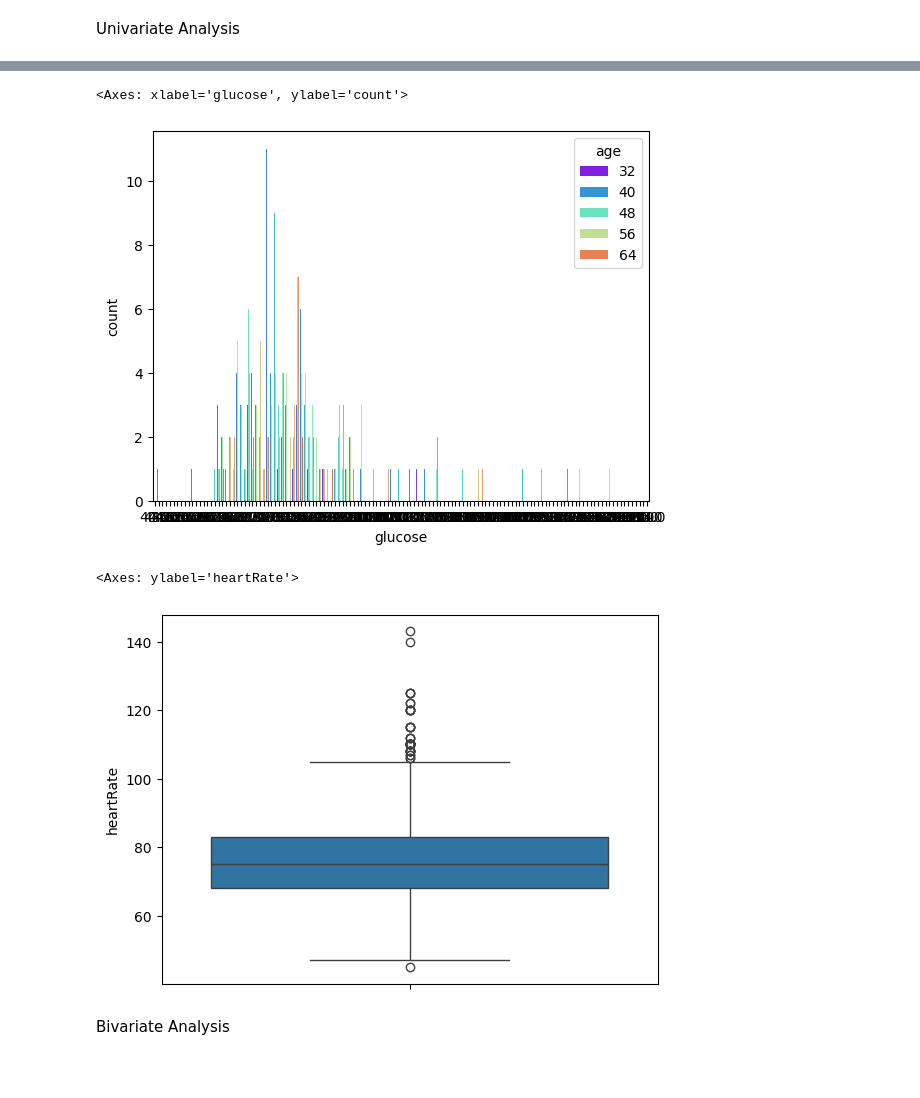
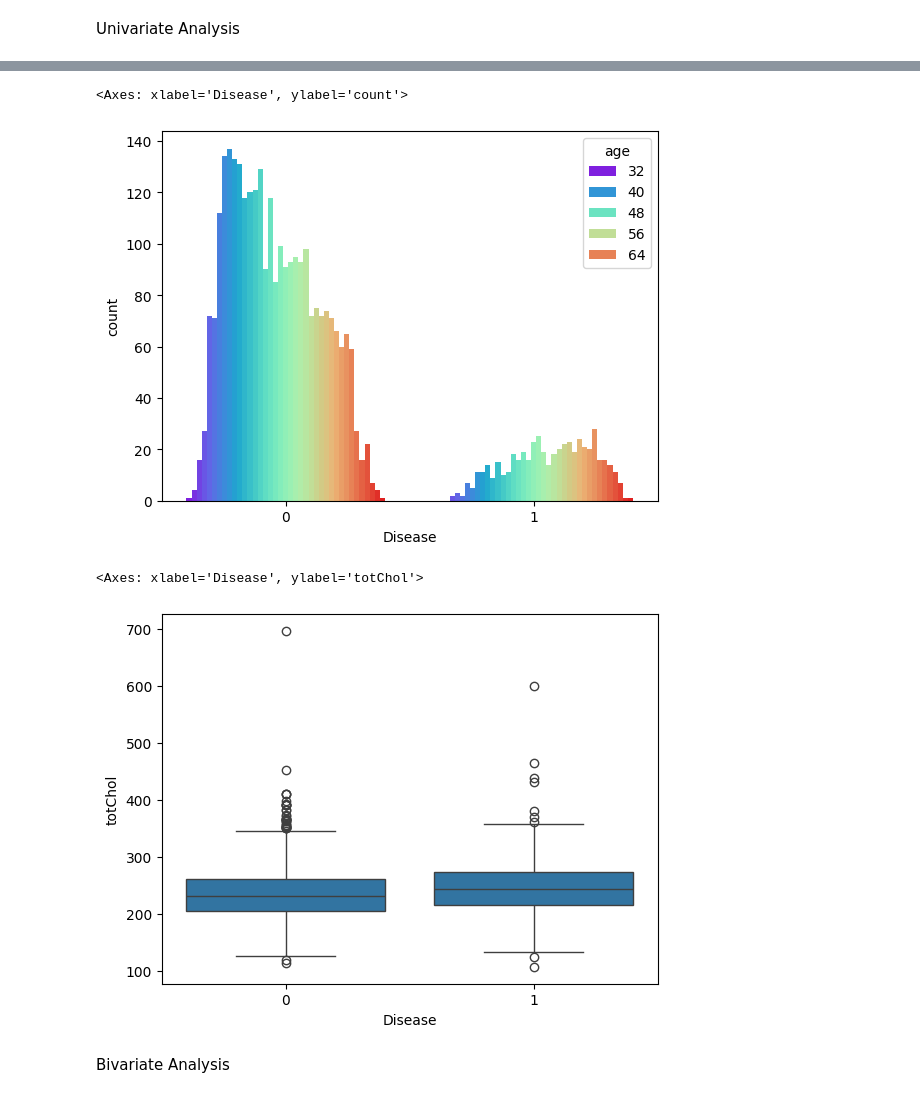
Before and after one commit to AyeshaAmir55/Assignment-2, a Jupyter notebook: Assignmnet_2.ipynb, the cells around one changed output, grey strips where cells are left out. Saved outputs shown, nothing was run; the diff lists cells and outputs as text; code cells hidden in the pictures; blank space fills up the shorter version.

```diff
--- a/Assignmnet_2.ipynb
+++ b/Assignmnet_2.ipynb
@@ -34,4 +34,4 @@ Requirement already satisfied: scipy>=1.6.0 in /usr/local/lib/python3.10/dist-pa
 Requirement already satisfied: joblib>=1.2.0 in /usr/local/lib/python3.10/dist-packages (from scikit-learn) (1.4.2)
 Requirement already satisfied: threadpoolctl>=3.1.0 in /usr/local/lib/python3.10/dist-packages (from scikit-learn) (3.5.0)
 # %%
-data = pd.read_csv('/data_cardiovascular_risk.csv')
+data = pd.read_csv('/content/data_cardiovascular_risk (3).csv')
@@ -91,13 +89,13 @@ sns.countplot(x='glucose',hue='heartRate',data=data,palette='rainbow')
 # %%
-sns.countplot(x='glucose',hue='age',data=data,palette='rainbow')
+sns.countplot(x='Disease',hue='age',data=data,palette='rainbow')
 # %% [output]
-<Axes: xlabel='glucose', ylabel='count'>
+<Axes: xlabel='Disease', ylabel='count'>
-[figure, old version]
+[figure, new version]
 # %%
-sns.boxplot(y='heartRate', data=data)
+sns.boxplot(y='totChol',x='Disease', data=data)
 # %% [output]
-<Axes: ylabel='heartRate'>
+<Axes: xlabel='Disease', ylabel='totChol'>
-[figure, old version]
+[figure, new version]
 # %% [markdown]
 Bivariate Analysis
 # %%
```
Also changed, not shown: parts of 8 cells of this notebook.
